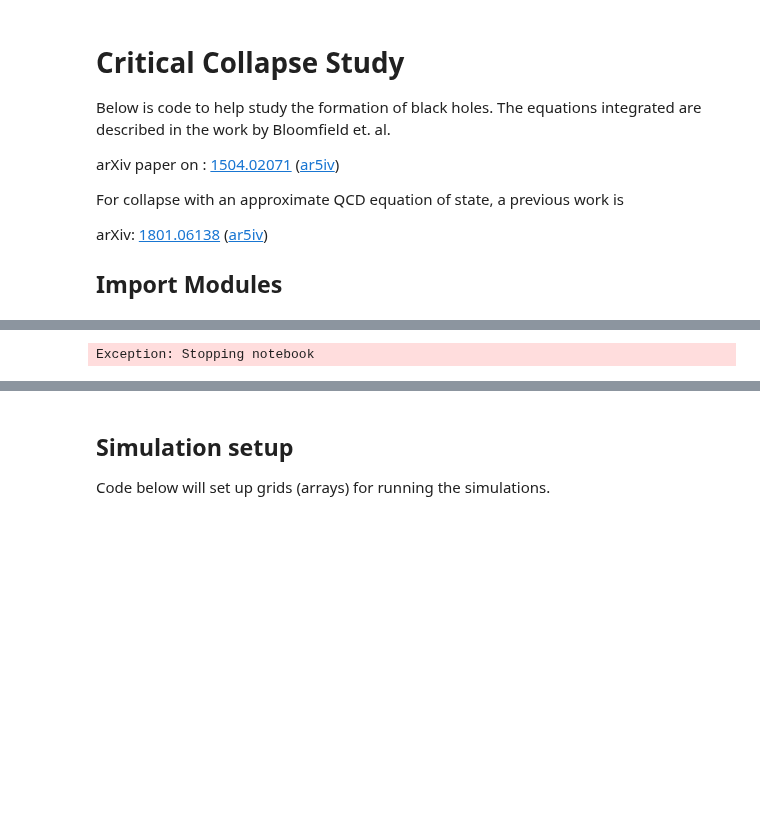
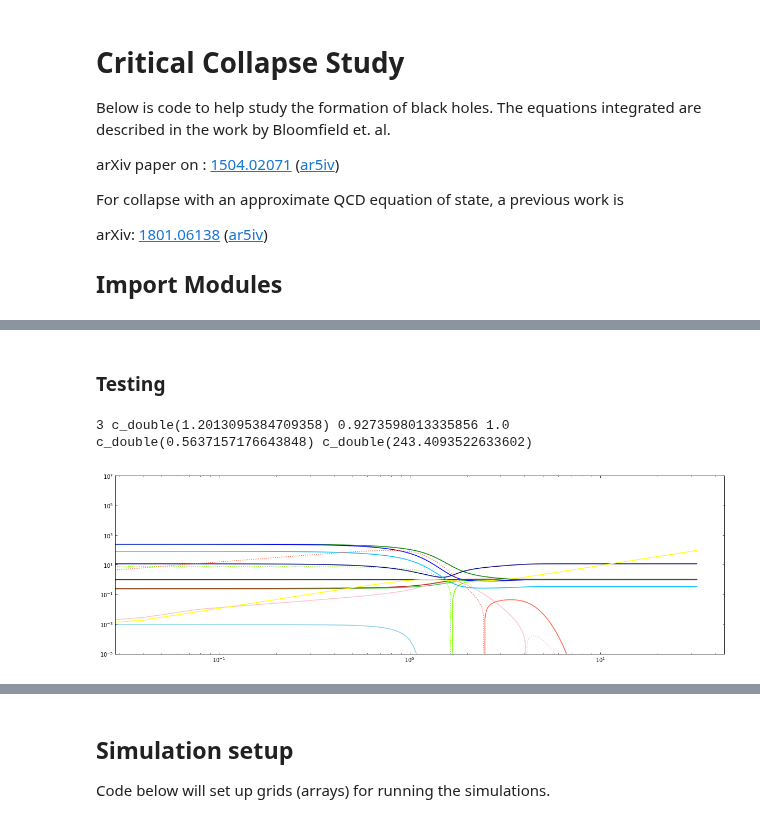
Before and after one commit to jbmertens/criticalcollapse, a Jupyter notebook: Critical_scaling.ipynb, the cells around one changed output, grey strips where cells are left out. Saved outputs shown, nothing was run; the diff lists cells and outputs as text; code cells hidden in the pictures; blank space fills up the shorter version.

```diff
--- a/Critical_scaling.ipynb
+++ b/Critical_scaling.ipynb
@@ -97,6 +88,8 @@ def run_sim(N=400, steps=1000,
 # %%
 def comboplot(agg) :
     Ab = agg[0]
+    plt.rcParams["figure.figsize"] = (20,6)
+
     def myplot(f, c) :
         plt.loglog(Ab, f, ls='-', color=c)
         plt.loglog(Ab, -f, ls=':', color=c)
@@ -104,13 +97,13 @@ def comboplot(agg) :
     Rt = agg[1]; myplot(Rt, "limegreen")
     mt = agg[2]; myplot(mt, "green")
     Ut = agg[3]; myplot(Ut, "lawngreen")
-    dRtdAb = agg[4];
+    dRtdAb = agg[4]; myplot(dRtdAb, "pink")
     dmtdAb = agg[5];
-    gammab = agg[6]; myplot(gammab, "navy")
+    gammab2 = agg[6]; myplot(gammab2, "navy")
     rhot = agg[7]; myplot(rhot, "blue")
     Pt = agg[8]; myplot(Pt, "deepskyblue")
     dPtdAb = agg[9]; myplot(dPtdAb, "tomato")
-    phi = agg[10]; myplot(phi, "firebrick")
+    phi = agg[10]; myplot(np.exp(phi), "firebrick")
     m2oR = agg[11]; myplot(m2oR, "yellow")
     Qt = agg[12]; myplot(Qt, "skyblue")
 
@@ -153,4 +111,0 @@ comboplot(agg2)
-# %%
-raise Exception('Stopping notebook')
-# %% [output]
-Exception: Stopping notebook
@@ -156,0 +128,41 @@ Exception: Stopping notebook
+# %% [markdown]
+### Testing
+# %%
+steps=10000
+N=800
+Ld=32.0
+USE_FIXW=False
+regrid_lam=0.001
+regrid_nu=1.0
+regrid_int=-400
+horizon_stop=True
+q_mult=0.25
+TOL=1.0e-7
+
+max_rho0 = c_real_t(0)
+deltaH = c_real_t(-2)
+agg = (c_real_t*(N*13))()
+
+aggs = []
+
+for i in np.linspace(0,0,1) :
+    l_simstart = 0
+    l_simeq = i
+    amp = 0.9*max_phys_amp(l_simstart, l_simeq, USE_FIXW, Ld, N)
+
+    l = c_real_t(l_simstart)
+    c_lib.ics(agg, ctypes.byref(l), ctypes.byref(deltaH), ctypes.byref(max_rho0),
+              amp*c_lib.G(l_simstart)/c_lib.G(l_simeq), # Amplitude scaled down by the relative growth factor
+              np.exp(l_simeq), # Abar scale set by the equality factor
+              N, Ld, USE_FIXW)
+    res = c_lib.run_sim(agg, ctypes.byref(l), ctypes.byref(deltaH), ctypes.byref(max_rho0),
+                        steps, -1, horizon_stop, q_mult, True, True,
+                        regrid_int, regrid_lam, regrid_nu, TOL)
+    aggs.append(np.reshape(np.copy(agg), (13, N)))
+    print(res, l, amp, c_lib.G(l_simstart)/c_lib.G(l_simeq), deltaH, max_rho0)
+# %% [output]
+3 c_double(1.2013095384709358) 0.9273598013335856 1.0 c_double(0.5637157176643848) c_double(243.4093522633602)
+# %%
+[ comboplot(agg) for agg in aggs ];
+# %% [output]
+[figure, added]
```
Also changed, not shown: parts of 21 cells of this notebook, 3 other files.
